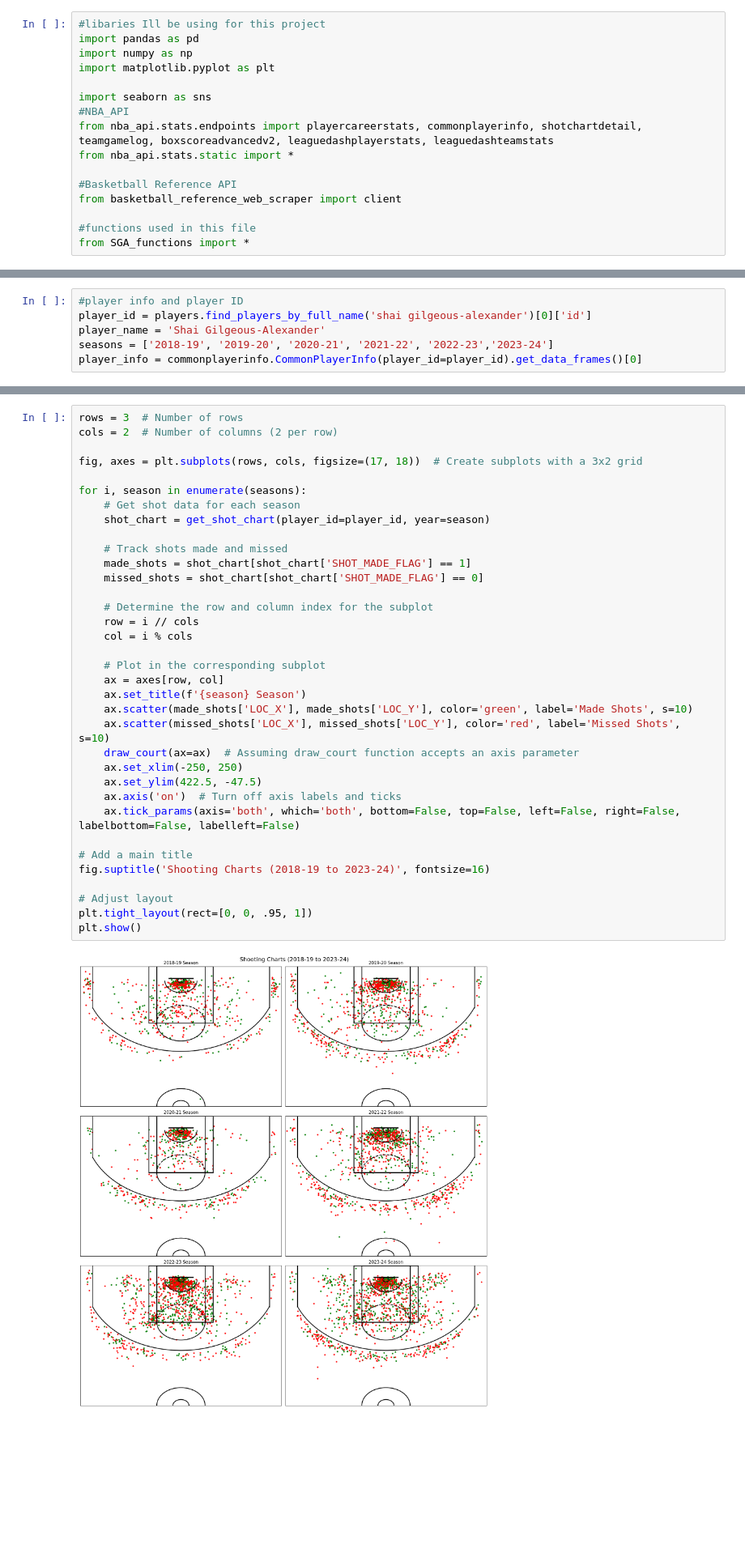
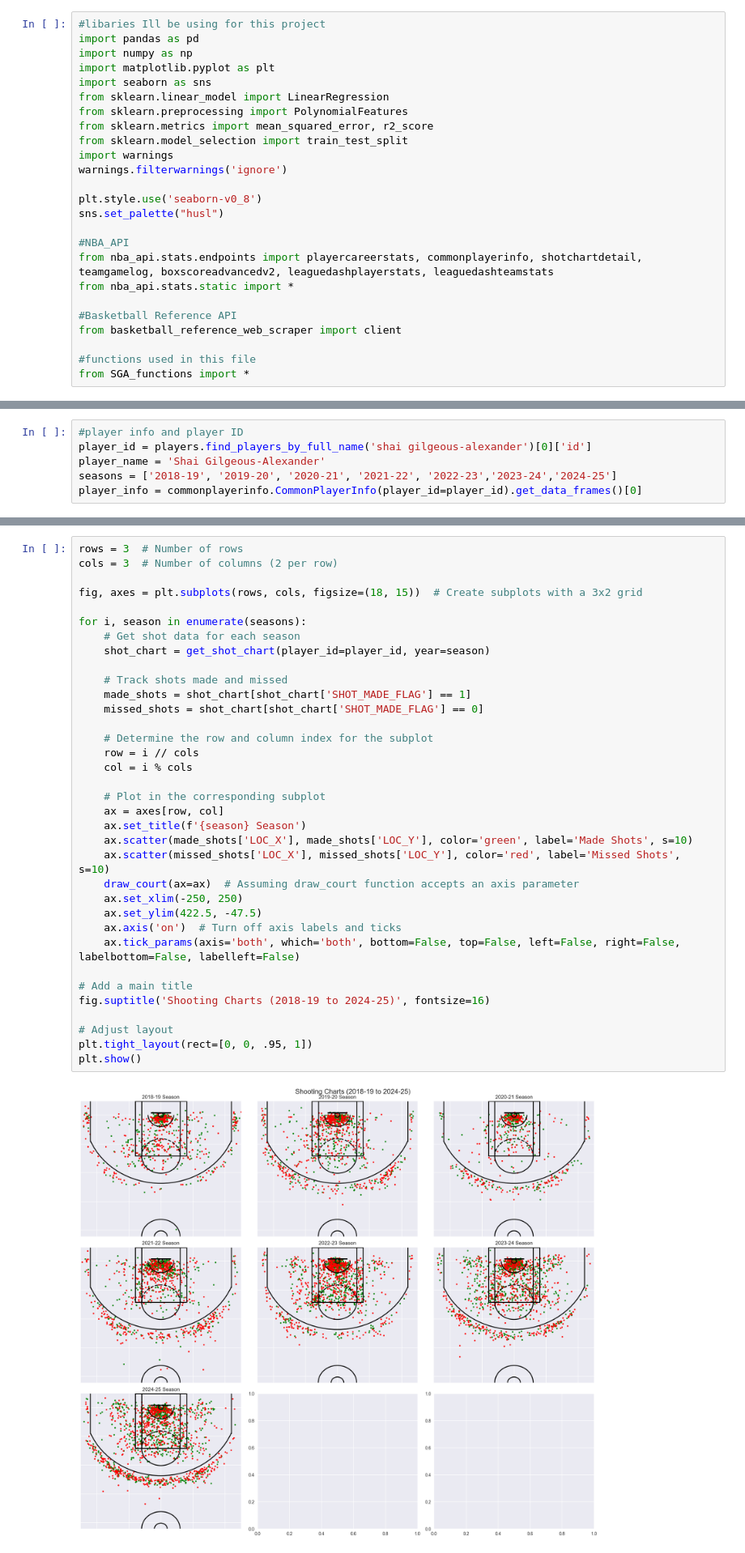
Before and after one commit to spon7ge/shai-gilgeous-alexander-Analysis, a Jupyter notebook: SGA.ipynb, the cells around one changed output, grey strips where cells are left out. Shown at 81% size. Saved outputs shown, nothing was run; the diff lists cells and outputs as text; blank space fills up the shorter version.

```diff
--- a/SGA.ipynb
+++ b/SGA.ipynb
@@ -3,8 +3,17 @@
 import pandas as pd
 import numpy as np
 import matplotlib.pyplot as plt
+import seaborn as sns
+from sklearn.linear_model import LinearRegression
+from sklearn.preprocessing import PolynomialFeatures
+from sklearn.metrics import mean_squared_error, r2_score
+from sklearn.model_selection import train_test_split
+import warnings
+warnings.filterwarnings('ignore')
 
-import seaborn as sns
+plt.style.use('seaborn-v0_8')
+sns.set_palette("husl")
+
 #NBA_API
 from nba_api.stats.endpoints import playercareerstats, commonplayerinfo, shotchartdetail, teamgamelog, boxscoreadvancedv2, leaguedashplayerstats, leaguedashteamstats
 from nba_api.stats.static import *
@@ -30,7 +39,7 @@ This notebook provides a detailed analysis of Shai Gilgeous-Alexander's performa
 #player info and player ID
 player_id = players.find_players_by_full_name('shai gilgeous-alexander')[0]['id']
 player_name = 'Shai Gilgeous-Alexander'
-seasons = ['2018-19', '2019-20', '2020-21', '2021-22', '2022-23','2023-24']
+seasons = ['2018-19', '2019-20', '2020-21', '2021-22', '2022-23','2023-24','2024-25']
 player_info = commonplayerinfo.CommonPlayerInfo(player_id=player_id).get_data_frames()[0]
 # %%
 #player career stats
@@ -195,37 +295,37 @@ Using the guide from [Savvas Tjortjoglou's blog](http://savvastjortjoglou.com/nb
 # %%
 rows = 3  # Number of rows
-cols = 2  # Number of columns (2 per row)
+cols = 3  # Number of columns (2 per row)
 
-fig, axes = plt.subplots(rows, cols, figsize=(17, 18))  # Create subplots with a 3x2 grid
+fig, axes = plt.subplots(rows, cols, figsize=(18, 15))  # Create subplots with a 3x2 grid
 
 for i, season in enumerate(seasons):
     # Get shot data for each season
     shot_chart = get_shot_chart(player_id=player_id, year=season)
 
     # Track shots made and missed
     made_shots = shot_chart[shot_chart['SHOT_MADE_FLAG'] == 1]
     missed_shots = shot_chart[shot_chart['SHOT_MADE_FLAG'] == 0]
 
     # Determine the row and column index for the subplot
     row = i // cols
     col = i % cols
 
     # Plot in the corresponding subplot
     ax = axes[row, col]
     ax.set_title(f'{season} Season')
     ax.scatter(made_shots['LOC_X'], made_shots['LOC_Y'], color='green', label='Made Shots', s=10)
     ax.scatter(missed_shots['LOC_X'], missed_shots['LOC_Y'], color='red', label='Missed Shots', s=10)
     draw_court(ax=ax)  # Assuming draw_court function accepts an axis parameter
     ax.set_xlim(-250, 250)
     ax.set_ylim(422.5, -47.5)
     ax.axis('on')  # Turn off axis labels and ticks
     ax.tick_params(axis='both', which='both', bottom=False, top=False, left=False, right=False, labelbottom=False, labelleft=False)
 
 # Add a main title
-fig.suptitle('Shooting Charts (2018-19 to 2023-24)', fontsize=16)
+fig.suptitle('Shooting Charts (2018-19 to 2024-25)', fontsize=16)
 
 # Adjust layout
 plt.tight_layout(rect=[0, 0, .95, 1])
 plt.show()
 # %% [output]
-[figure, old version]
+[figure, new version]
```
Also changed, not shown: parts of 22 cells of this notebook, 1 other file.
